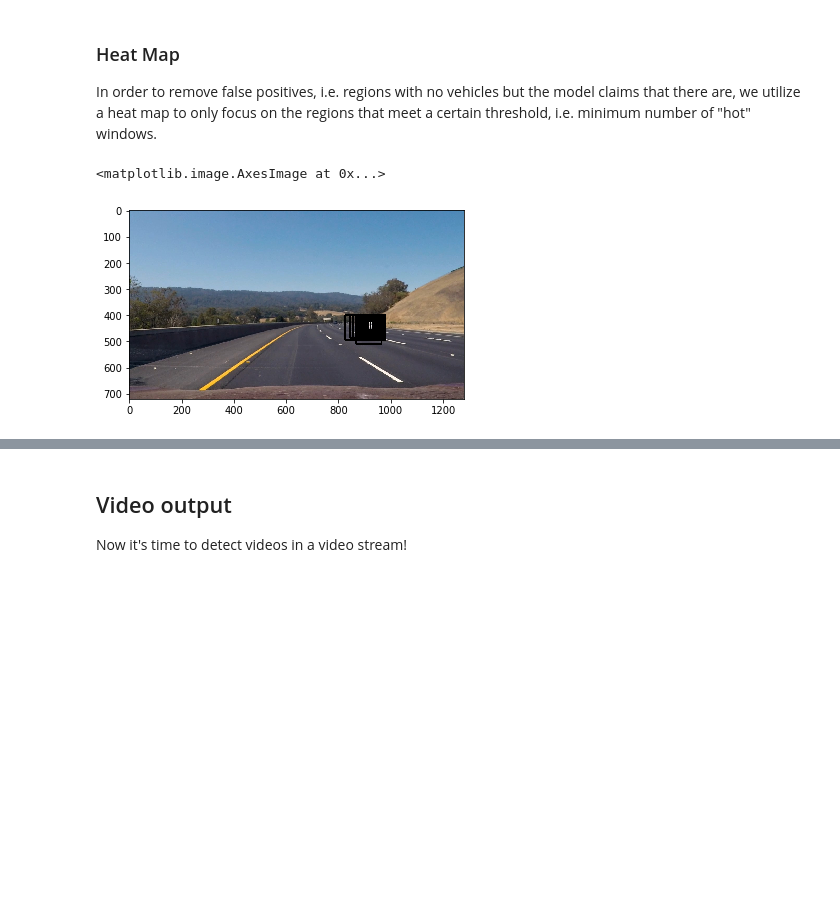
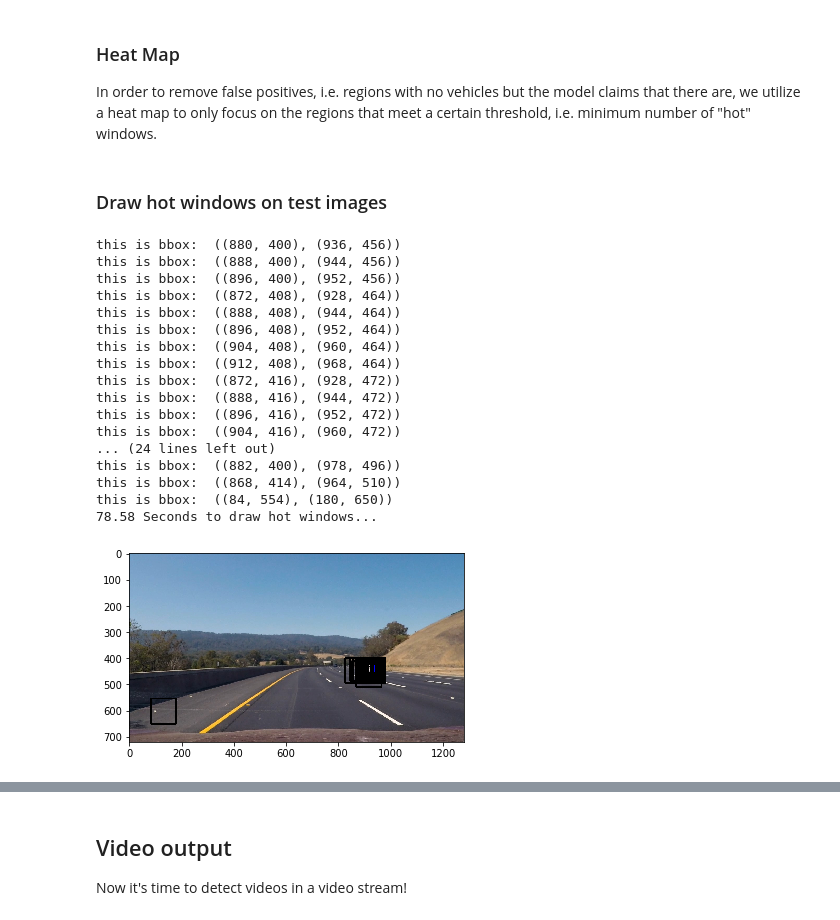
Before and after one commit to hgw2101/CarND-Vehicle-Detection, a Jupyter notebook: model.ipynb, the cells around one changed output, grey strips where cells are left out. Drawn from its saved outputs; the diff is of its cells as text; code cells hidden in the pictures; blank space fills up the shorter version.

```diff
--- a/model.ipynb
+++ b/model.ipynb
@@ -404,7 +402,11 @@ def draw_labeled_bboxes(img, labels):
         cv2.rectangle(img, bbox[0], bbox[1], color, 6)
     # Return the image
     return img
+# %% [markdown]
+### Draw hot windows on test images
 # %%
+t=time.time()
+
 y_start_stop = [400, 660] # Min and max in y to search in slide_window()
 # xy_window = (104, 104)
 xy_overlap = (0.85, 0.85)
@@ -413,44 +415,51 @@ image = mpimg.imread('test_images/test3.jpg')
 
 # Uncomment the following line if you extracted training
 # data from .png images (scaled 0 to 1 by mpimg) and the
 # image you are searching is a .jpg (scaled 0 to 255)
 image = image.astype(np.float32)/255
 
 draw_image = np.copy(image)
 
-# print("this is image[0]: ", image[0])
-# print("this is draw_image[0]: ", draw_image[0])
-
 window_start = 56
 window_end = 104
 window_increment = 8
 
 windows = []
 
 while (window_start <= window_end):
     windows += slide_window(image, x_start_stop=[None, None], y_start_stop=y_start_stop,
                     xy_window=(window_start, window_start), xy_overlap=xy_overlap)
     window_start += window_increment
 
-# windows += slide_window(image, x_start_stop=[None, None], y_start_stop=y_start_stop,
-#                         xy_window=(window_start, window_start), xy_overlap=xy_overlap)
-
-# print("this is windows: ", windows)
-# print("this is windows len: ", len(windows))
-
-# windows = slide_window(image, x_start_stop=[None, None], y_start_stop=y_start_stop,
-#                     xy_window=xy_window, xy_overlap=xy_overlap)
-
 hot_windows = search_windows(image, windows, svc, X_scaler, color_space=color_space,
                         spatial_size=spatial_size, hist_bins=hist_bins,
                         orient=orient, pix_per_cell=pix_per_cell,
                         cell_per_block=cell_per_block,
                         hog_channel=hog_channel, spatial_feat=spatial_feat,
                         hist_feat=hist_feat, hog_feat=hog_feat)
 
 window_img = draw_boxes(draw_image, hot_windows, color=(0, 0, 255), thick=6)
 
 plt.imshow(window_img)
+
+t2 = time.time()
+print(round(t2-t, 2), 'Seconds to draw hot windows...')
 # %% [output]
-<matplotlib.image.AxesImage at 0x...>
+this is bbox:  ((880, 400), (936, 456))
+this is bbox:  ((888, 400), (944, 456))
+this is bbox:  ((896, 400), (952, 456))
+this is bbox:  ((872, 408), (928, 464))
+this is bbox:  ((888, 408), (944, 464))
+this is bbox:  ((896, 408), (952, 464))
+this is bbox:  ((904, 408), (960, 464))
+this is bbox:  ((912, 408), (968, 464))
+this is bbox:  ((872, 416), (928, 472))
+this is bbox:  ((888, 416), (944, 472))
+this is bbox:  ((896, 416), (952, 472))
+this is bbox:  ((904, 416), (960, 472))
+... (24 lines left out)
+this is bbox:  ((882, 400), (978, 496))
+this is bbox:  ((868, 414), (964, 510))
+this is bbox:  ((84, 554), (180, 650))
+78.58 Seconds to draw hot windows...
-[figure, old version]
+[figure, new version]
```
Also changed, not shown: parts of 13 cells of this notebook.
